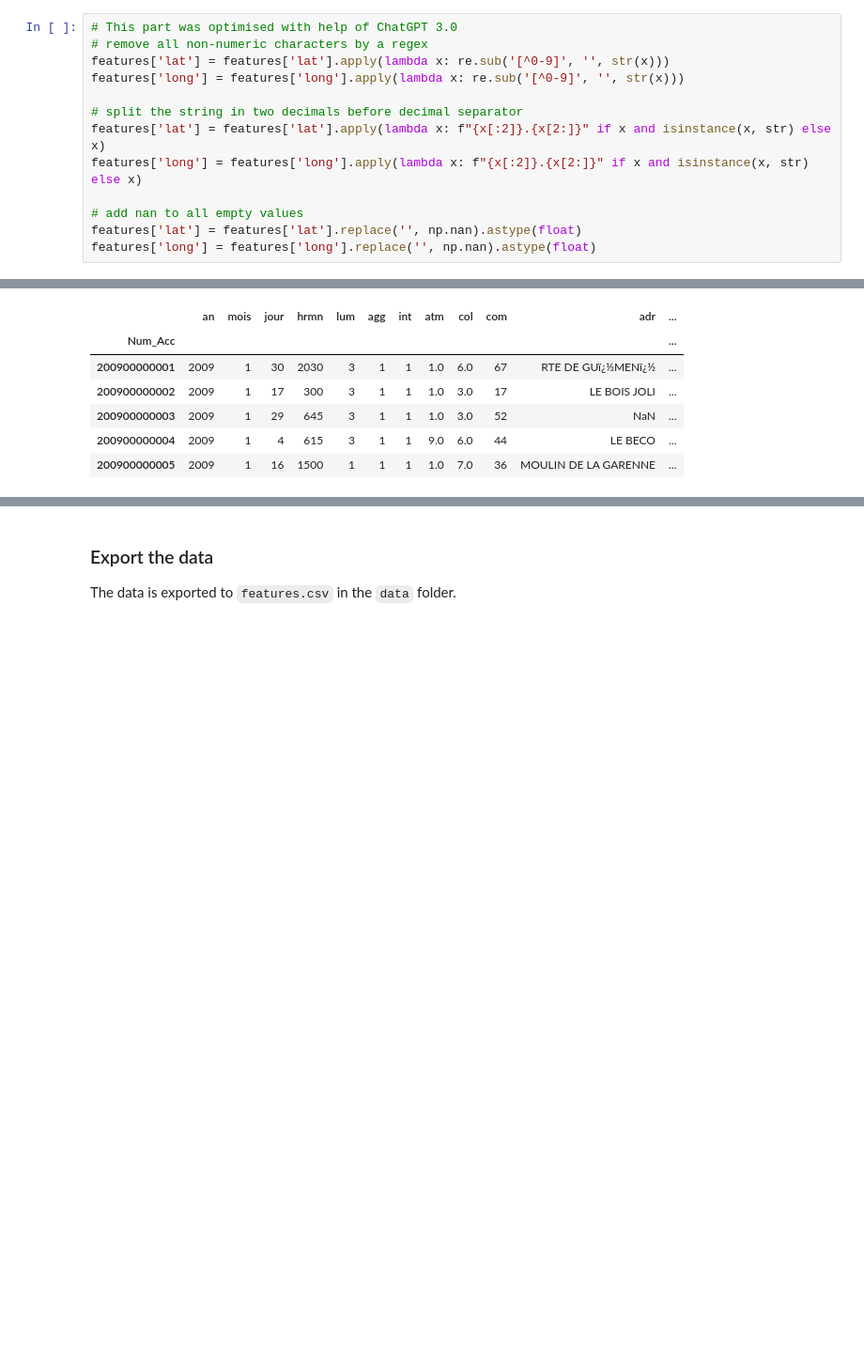
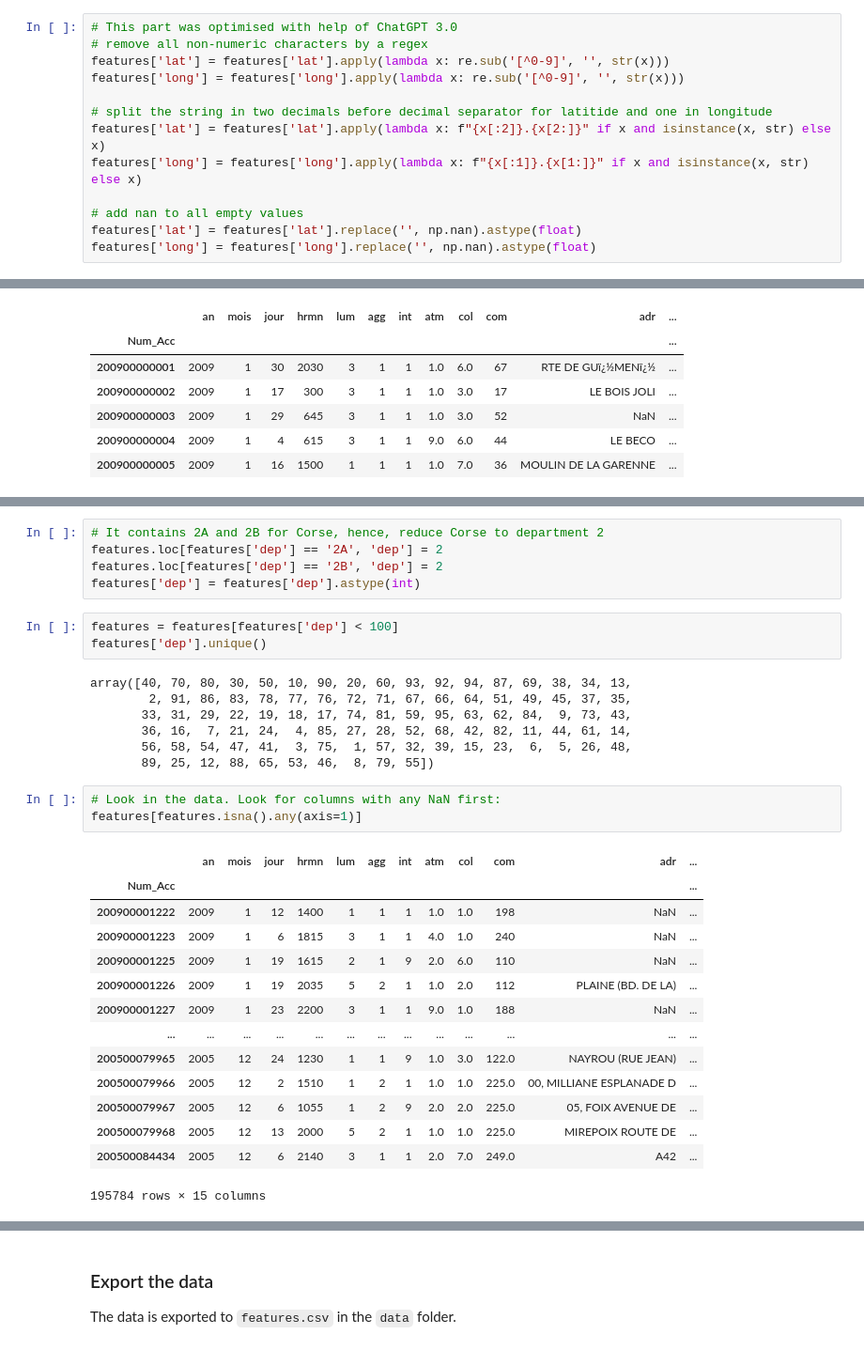
Before and after one commit to tiagoru/Road_accidents_france, a Jupyter notebook: 230612_raw_data_import.ipynb, the cells around one changed output, grey strips where cells are left out. Shown at 94% size. Saved outputs shown, nothing was run; the diff lists cells and outputs as text; blank space fills up the shorter version.

```diff
--- a/230612_raw_data_import.ipynb
+++ b/230612_raw_data_import.ipynb
@@ -196,9 +201,9 @@ Hence, we have 3 data formats:
 features['lat'] = features['lat'].apply(lambda x: re.sub('[^0-9]', '', str(x)))
 features['long'] = features['long'].apply(lambda x: re.sub('[^0-9]', '', str(x)))
 
-# split the string in two decimals before decimal separator
+# split the string in two decimals before decimal separator for latitide and one in longitude
 features['lat'] = features['lat'].apply(lambda x: f"{x[:2]}.{x[2:]}" if x and isinstance(x, str) else x)
-features['long'] = features['long'].apply(lambda x: f"{x[:2]}.{x[2:]}" if x and isinstance(x, str) else x)
+features['long'] = features['long'].apply(lambda x: f"{x[:1]}.{x[1:]}" if x and isinstance(x, str) else x)
 
 # add nan to all empty values
 features['lat'] = features['lat'].replace('', np.nan).astype(float)
@@ -235,0 +270,33 @@ features.head()
+# %%
+# It contains 2A and 2B for Corse, hence, reduce Corse to department 2
+features.loc[features['dep'] == '2A', 'dep'] = 2
+features.loc[features['dep'] == '2B', 'dep'] = 2
+features['dep'] = features['dep'].astype(int)
+# %%
+features = features[features['dep'] < 100]
+features['dep'].unique()
+# %% [output]
+array([40, 70, 80, 30, 50, 10, 90, 20, 60, 93, 92, 94, 87, 69, 38, 34, 13,
+        2, 91, 86, 83, 78, 77, 76, 72, 71, 67, 66, 64, 51, 49, 45, 37, 35,
+       33, 31, 29, 22, 19, 18, 17, 74, 81, 59, 95, 63, 62, 84,  9, 73, 43,
+       36, 16,  7, 21, 24,  4, 85, 27, 28, 52, 68, 42, 82, 11, 44, 61, 14,
+       56, 58, 54, 47, 41,  3, 75,  1, 57, 32, 39, 15, 23,  6,  5, 26, 48,
+       89, 25, 12, 88, 65, 53, 46,  8, 79, 55])
+# %%
+# Look in the data. Look for columns with any NaN first:
+features[features.isna().any(axis=1)]
+# %% [output]
+|  | an | mois | jour | hrmn | lum | agg | int | atm | col | com | adr | ... |
+| Num_Acc |  |  |  |  |  |  |  |  |  |  |  | ... |
+| 200900001222 | 2009 | 1 | 12 | 1400 | 1 | 1 | 1 | 1.0 | 1.0 | 198 | NaN | ... |
+| 200900001223 | 2009 | 1 | 6 | 1815 | 3 | 1 | 1 | 4.0 | 1.0 | 240 | NaN | ... |
+| 200900001225 | 2009 | 1 | 19 | 1615 | 2 | 1 | 9 | 2.0 | 6.0 | 110 | NaN | ... |
+| 200900001226 | 2009 | 1 | 19 | 2035 | 5 | 2 | 1 | 1.0 | 2.0 | 112 | PLAINE (BD. DE LA) | ... |
+| 200900001227 | 2009 | 1 | 23 | 2200 | 3 | 1 | 1 | 9.0 | 1.0 | 188 | NaN | ... |
+| ... | ... | ... | ... | ... | ... | ... | ... | ... | ... | ... | ... | ... |
+| 200500079965 | 2005 | 12 | 24 | 1230 | 1 | 1 | 9 | 1.0 | 3.0 | 122.0 | NAYROU (RUE JEAN) | ... |
+| 200500079966 | 2005 | 12 | 2 | 1510 | 1 | 2 | 1 | 1.0 | 1.0 | 225.0 | 00, MILLIANE ESPLANADE D | ... |
+| 200500079967 | 2005 | 12 | 6 | 1055 | 1 | 2 | 9 | 2.0 | 2.0 | 225.0 | 05, FOIX AVENUE DE | ... |
+| 200500079968 | 2005 | 12 | 13 | 2000 | 5 | 2 | 1 | 1.0 | 1.0 | 225.0 | MIREPOIX ROUTE DE | ... |
+| 200500084434 | 2005 | 12 | 6 | 2140 | 3 | 1 | 1 | 2.0 | 7.0 | 249.0 | A42 | ... |
+195784 rows × 15 columns
```
Also changed, not shown: parts of 19 cells of this notebook, 4 other files.
